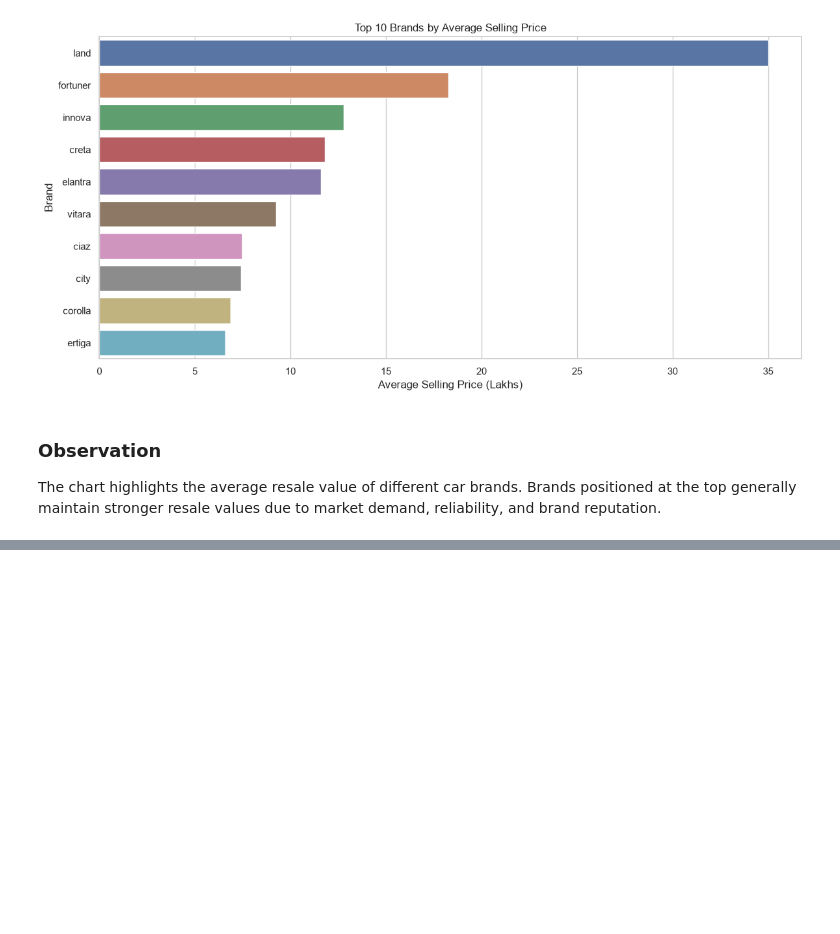
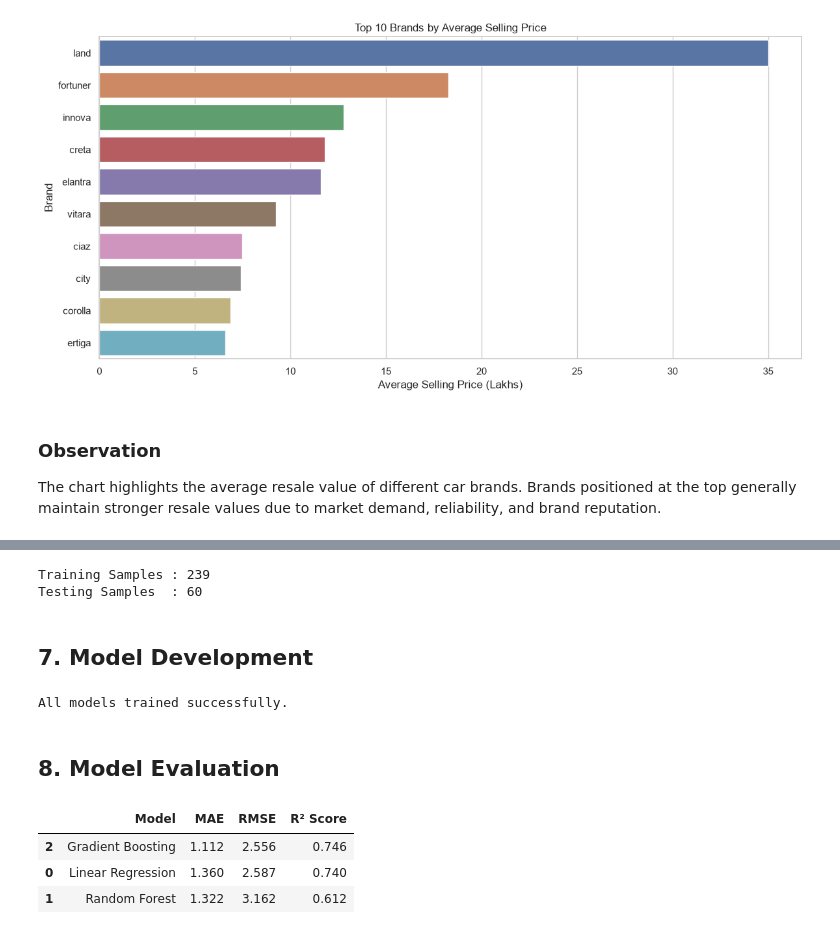
Before and after one commit to Sowravkanth/OIBSIP, a Jupyter notebook: DataScience-Task3-CarPricePrediction/notebooks/Car_Price_Prediction.ipynb, the cells around one changed output, grey strips where cells are left out. Cells and saved outputs as stored; diff of their text form; code cells hidden in the pictures; blank space fills up the shorter version.

```diff
--- a/DataScience-Task3-CarPricePrediction/notebooks/Car_Price_Prediction.ipynb
+++ b/DataScience-Task3-CarPricePrediction/notebooks/Car_Price_Prediction.ipynb
@@ -415,0 +456,17 @@ The chart highlights the average resale value of different car brands. Brands po
+# %%
+# Train-Test Split
+
+X_train, X_test, y_train, y_test = train_test_split(
+    X,
+    y,
+    test_size=0.20,
+    random_state=42
+)
+
+print(f"Training Samples : {len(X_train)}")
+print(f"Testing Samples  : {len(X_test)}")
+# %% [output]
+Training Samples : 239
+Testing Samples  : 60
+# %% [markdown]
+## 7. Model Development
@@ -415,0 +486,56 @@ The chart highlights the average resale value of different car brands. Brands po
+# %%
+# Train Models
+
+trained_models = {}
+
+for model_name, model in models.items():
+
+    pipeline = Pipeline([
+        ("preprocessor", preprocessor),
+        ("model", model)
+    ])
+
+    pipeline.fit(X_train, y_train)
+
+    trained_models[model_name] = pipeline
+
+print("All models trained successfully.")
+# %% [output]
+All models trained successfully.
+# %% [markdown]
+## 8. Model Evaluation
+# %%
+# Evaluate Models
+
+evaluation_results = []
+
+for model_name, pipeline in trained_models.items():
+
+    predictions = pipeline.predict(X_test)
+
+    mae = mean_absolute_error(y_test, predictions)
+
+    rmse = np.sqrt(mean_squared_error(y_test, predictions))
+
+    r2 = r2_score(y_test, predictions)
+
+    evaluation_results.append({
+        "Model": model_name,
+        "MAE": round(mae, 3),
+        "RMSE": round(rmse, 3),
+        "R² Score": round(r2, 3)
+    })
+
+results_df = pd.DataFrame(evaluation_results)
+
+results_df = results_df.sort_values(
+    by="R² Score",
+    ascending=False
+)
+
+display(results_df)
+# %% [output]
+|  | Model | MAE | RMSE | R² Score |
+| 2 | Gradient Boosting | 1.112 | 2.556 | 0.746 |
+| 0 | Linear Regression | 1.360 | 2.587 | 0.740 |
+| 1 | Random Forest | 1.322 | 3.162 | 0.612 |
```
Also changed, not shown: parts of 11 cells of this notebook, 2 other files.
